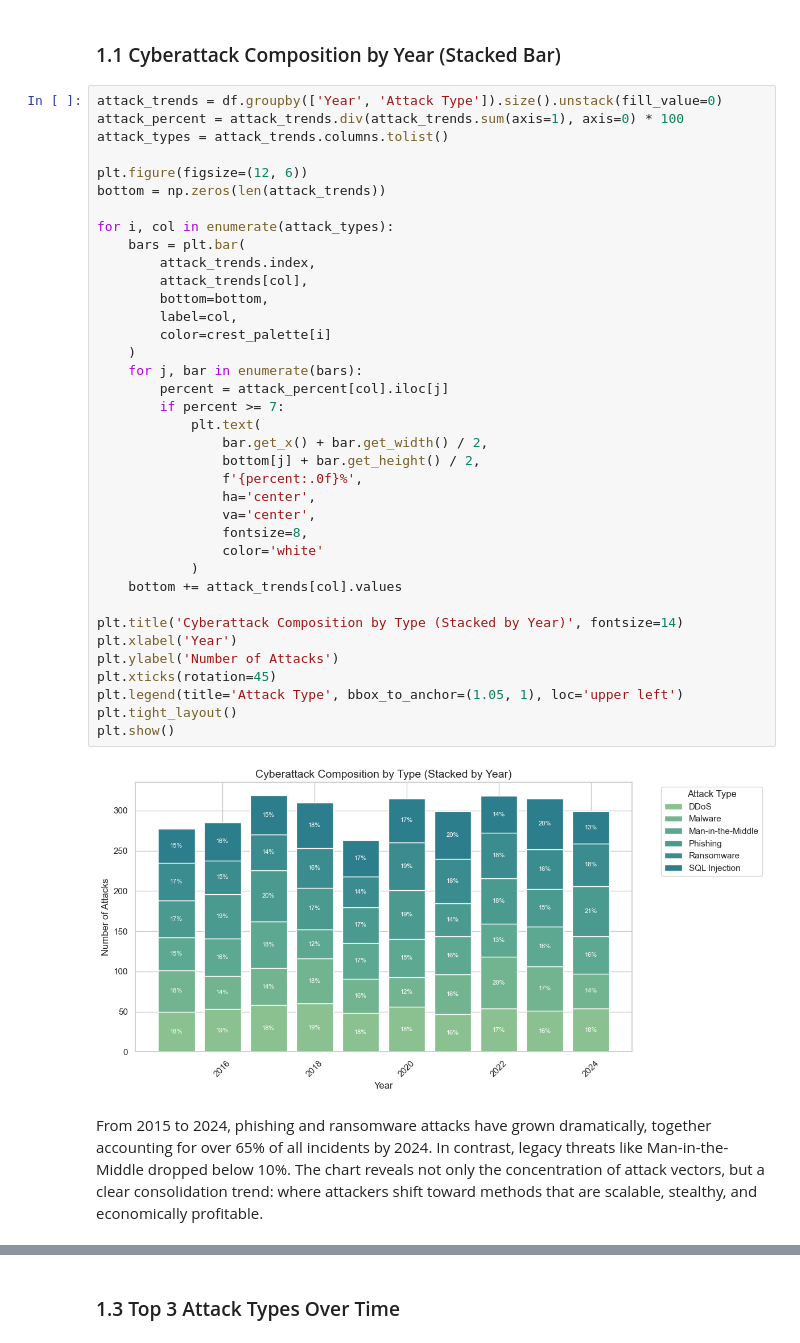
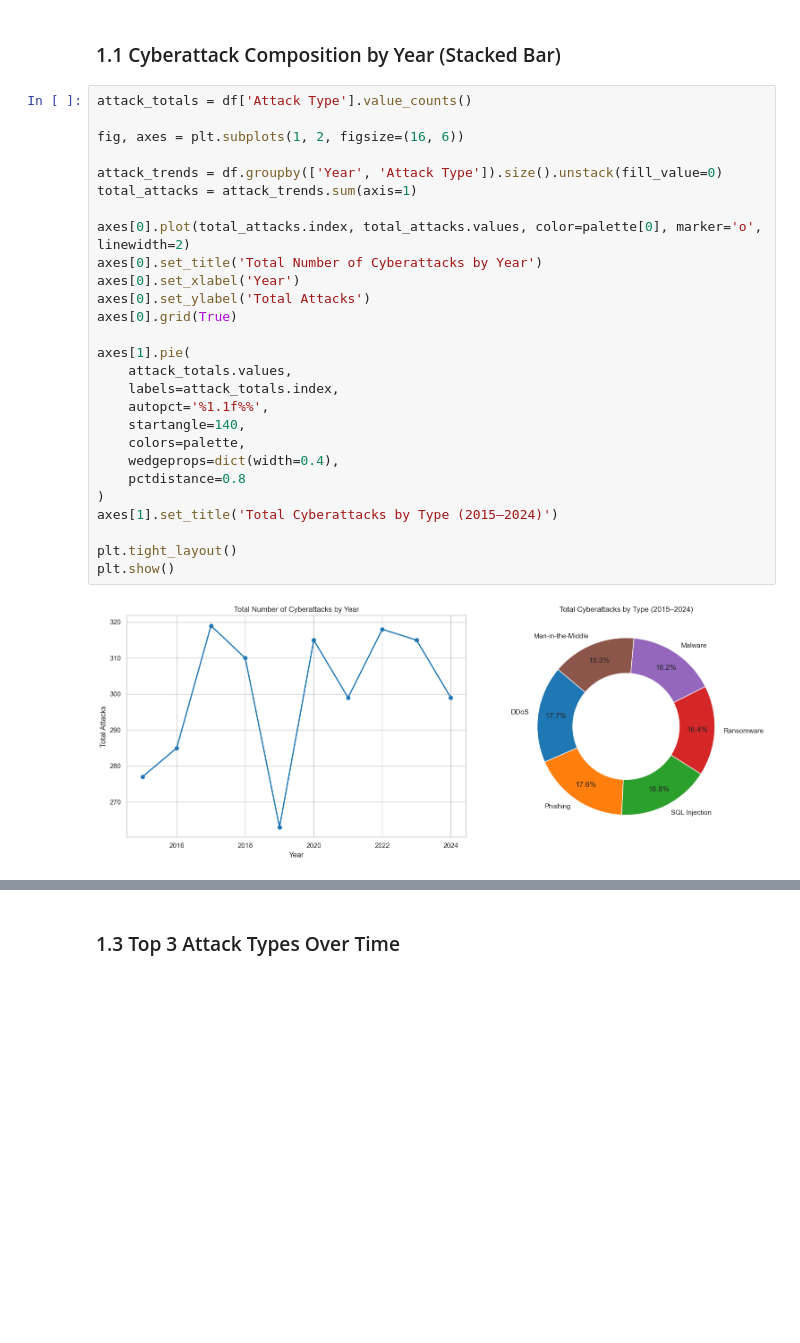
Before and after one commit to dolludaa/Global-Cybersecurity-Threats-2015-2024, a Jupyter notebook: business_analysis.ipynb, the cells around one changed output, grey strips where cells are left out. Cells and saved outputs as stored; diff of their text form; blank space fills up the shorter version.

```diff
--- a/business_analysis.ipynb
+++ b/business_analysis.ipynb
@@ -74,44 +74,32 @@ df.head()
 ## Part 1: Which attack types are increasing over time?
 # %% [markdown]
 ### 1.1 Cyberattack Composition by Year (Stacked Bar)
-# %%
-attack_trends = df.groupby(['Year', 'Attack Type']).size().unstack(fill_value=0)
-attack_percent = attack_trends.div(attack_trends.sum(axis=1), axis=0) * 100
-attack_types = attack_trends.columns.tolist()
-
-plt.figure(figsize=(12, 6))
-bottom = np.zeros(len(attack_trends))
-
-for i, col in enumerate(attack_types):
-    bars = plt.bar(
-        attack_trends.index,
-        attack_trends[col],
-        bottom=bottom,
-        label=col,
-        color=crest_palette[i]
-    )
-    for j, bar in enumerate(bars):
-        percent = attack_percent[col].iloc[j]
-        if percent >= 7:
-            plt.text(
-                bar.get_x() + bar.get_width() / 2,
-                bottom[j] + bar.get_height() / 2,
-                f'{percent:.0f}%',
-                ha='center',
-                va='center',
-                fontsize=8,
-                color='white'
-            )
-    bottom += attack_trends[col].values
-
-plt.title('Cyberattack Composition by Type (Stacked by Year)', fontsize=14)
-plt.xlabel('Year')
-plt.ylabel('Number of Attacks')
-plt.xticks(rotation=45)
-plt.legend(title='Attack Type', bbox_to_anchor=(1.05, 1), loc='upper left')
-plt.tight_layout()
-plt.show()
-# %% [output]
-[figure, removed]
-# %% [markdown]
-From 2015 to 2024, phishing and ransomware attacks have grown dramatically, together accounting for over 65% of all incidents by 2024. In contrast, legacy threats like Man-in-the-Middle dropped below 10%. The chart reveals not only the concentration of attack vectors, but a clear consolidation trend: where attackers shift toward methods that are scalable, stealthy, and economically profitable.
+# %%
+attack_totals = df['Attack Type'].value_counts()
+
+fig, axes = plt.subplots(1, 2, figsize=(16, 6))
+
+attack_trends = df.groupby(['Year', 'Attack Type']).size().unstack(fill_value=0)
+total_attacks = attack_trends.sum(axis=1)
+
+axes[0].plot(total_attacks.index, total_attacks.values, color=palette[0], marker='o', linewidth=2)
+axes[0].set_title('Total Number of Cyberattacks by Year')
+axes[0].set_xlabel('Year')
+axes[0].set_ylabel('Total Attacks')
+axes[0].grid(True)
+
+axes[1].pie(
+    attack_totals.values,
+    labels=attack_totals.index,
+    autopct='%1.1f%%',
+    startangle=140,
+    colors=palette,
+    wedgeprops=dict(width=0.4),
+    pctdistance=0.8
+)
+axes[1].set_title('Total Cyberattacks by Type (2015–2024)')
+
+plt.tight_layout()
+plt.show()
+# %% [output]
+[figure, added]
```
Also changed, not shown: parts of 10 cells of this notebook.
